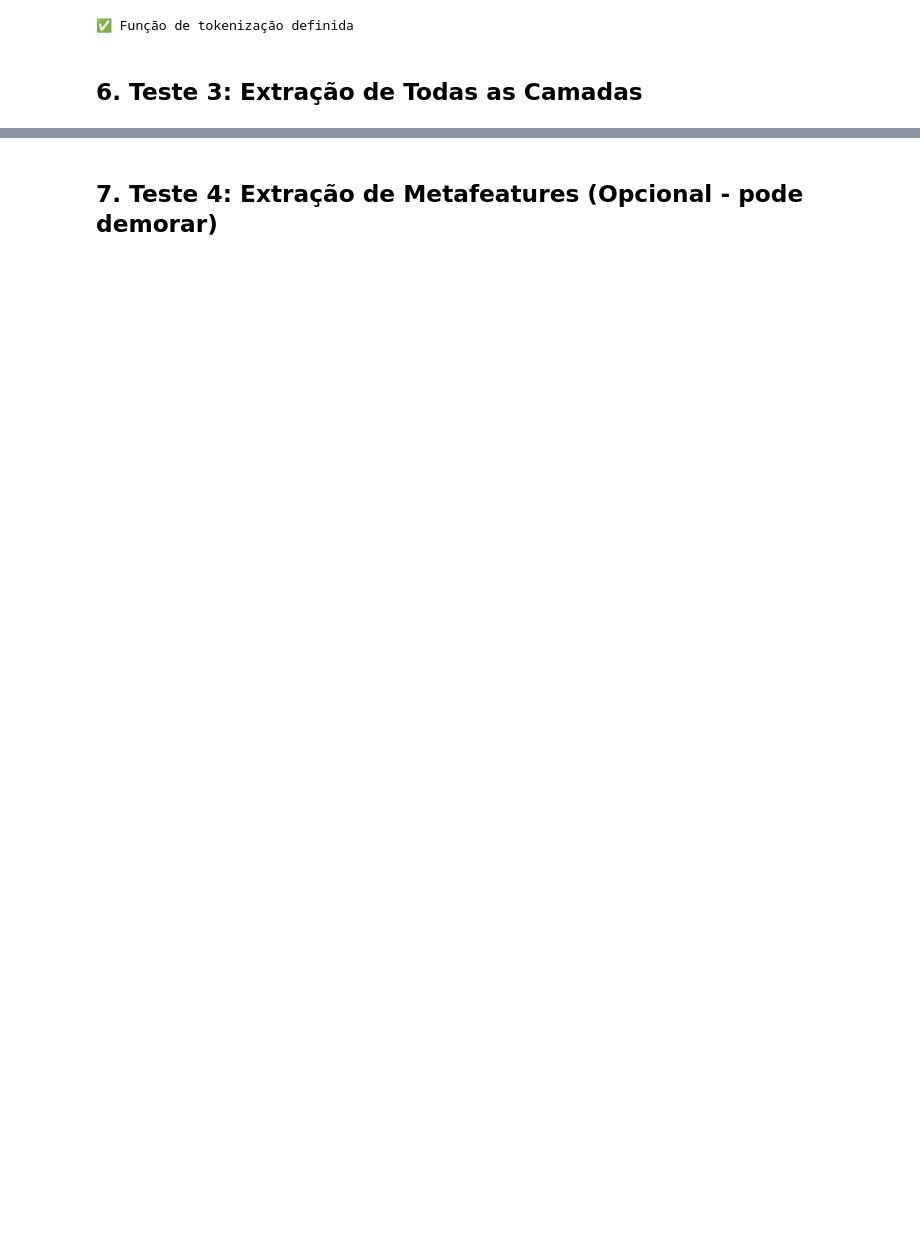
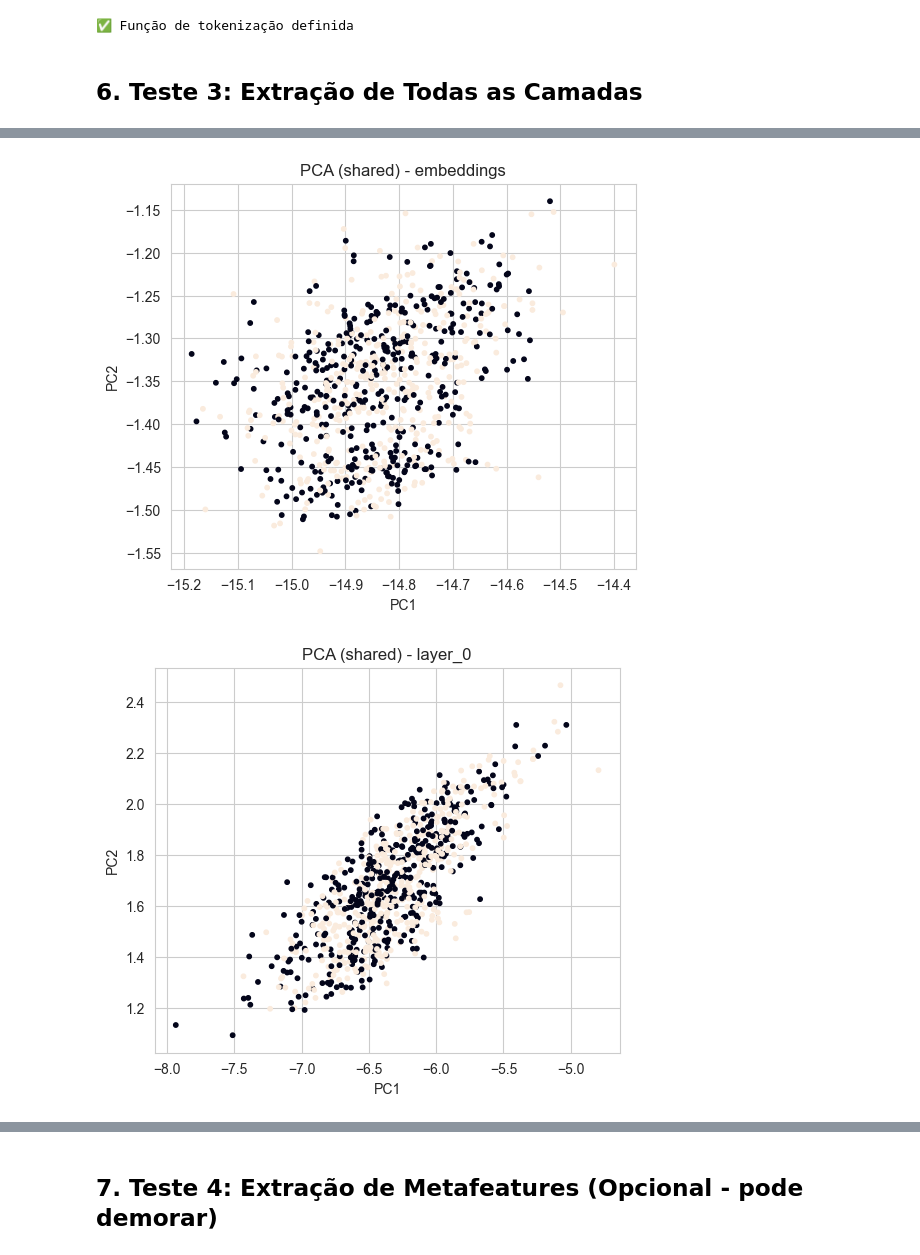
Before and after one commit to DouglasBergamim/unstructured-data-metafeatures, a Jupyter notebook: Notebooks/test_features_extraction.ipynb, the cells around one changed output, grey strips where cells are left out. Cells and saved outputs as stored; diff of their text form; code cells hidden in the pictures; blank space fills up the shorter version.

```diff
--- a/Notebooks/test_features_extraction.ipynb
+++ b/Notebooks/test_features_extraction.ipynb
@@ -444,0 +554,26 @@ Be aware, overflowing tokens are not returned for the setting you have chosen, i
+# %%
+import numpy as np
+import matplotlib.pyplot as plt
+from sklearn.decomposition import PCA
+
+idx = np.random.choice(len(labels_all), size=min(800, len(labels_all)), replace=False)
+y = labels_all[idx]
+
+layer_names = list(features_by_layer.keys())
+
+X_fit = np.vstack([np.asarray(features_by_layer[ln])[idx] for ln in layer_names])
+pca = PCA(n_components=2, random_state=0).fit(X_fit)
+
+for ln in layer_names:
+    X = np.asarray(features_by_layer[ln])[idx]
+    X2 = pca.transform(X)
+
+    plt.figure(figsize=(6, 5))
+    plt.scatter(X2[:, 0], X2[:, 1], s=10, c=y)
+    plt.title(f"PCA (shared) - {ln}")
+    plt.xlabel("PC1")
+    plt.ylabel("PC2")
+    plt.show()
+# %% [output]
+[figure, added]
+[figure, added]
```
Also changed, not shown: parts of 23 cells of this notebook.
